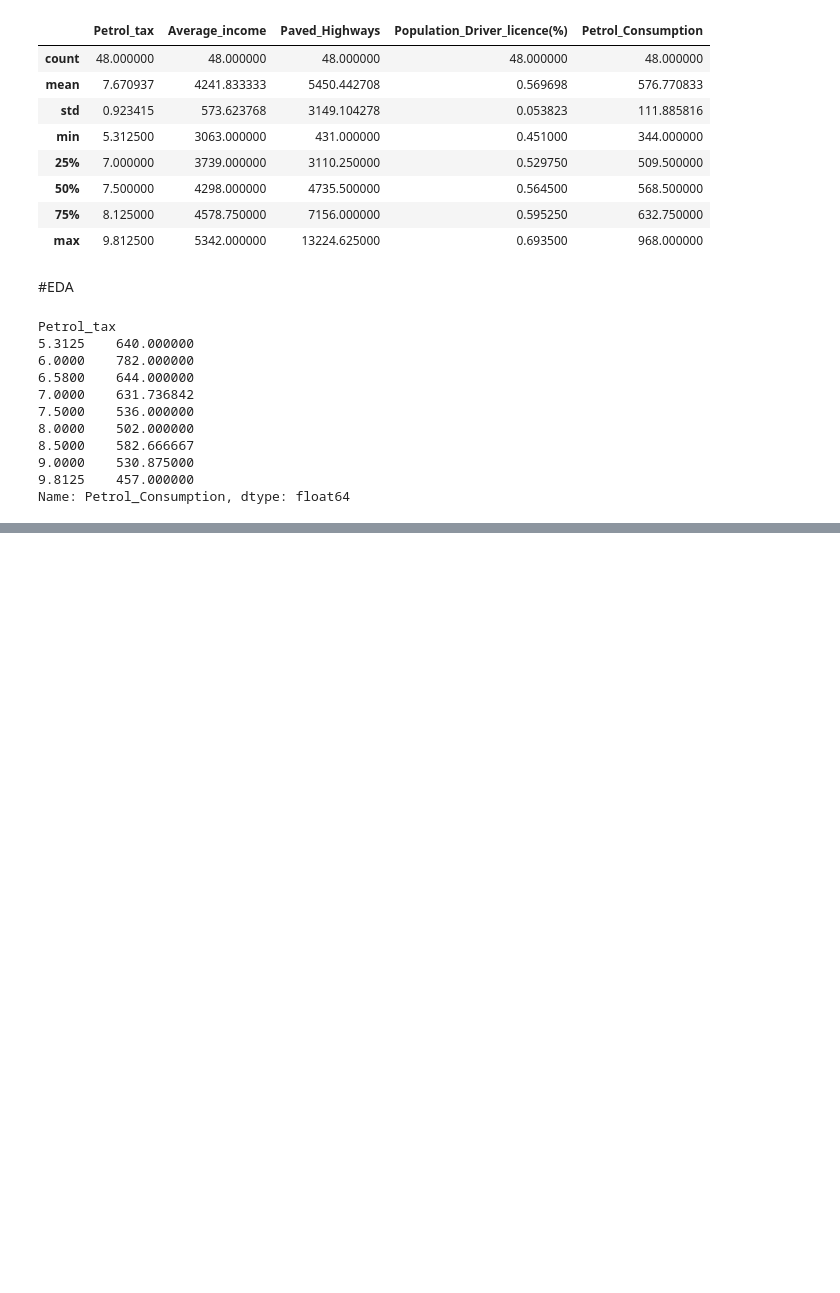
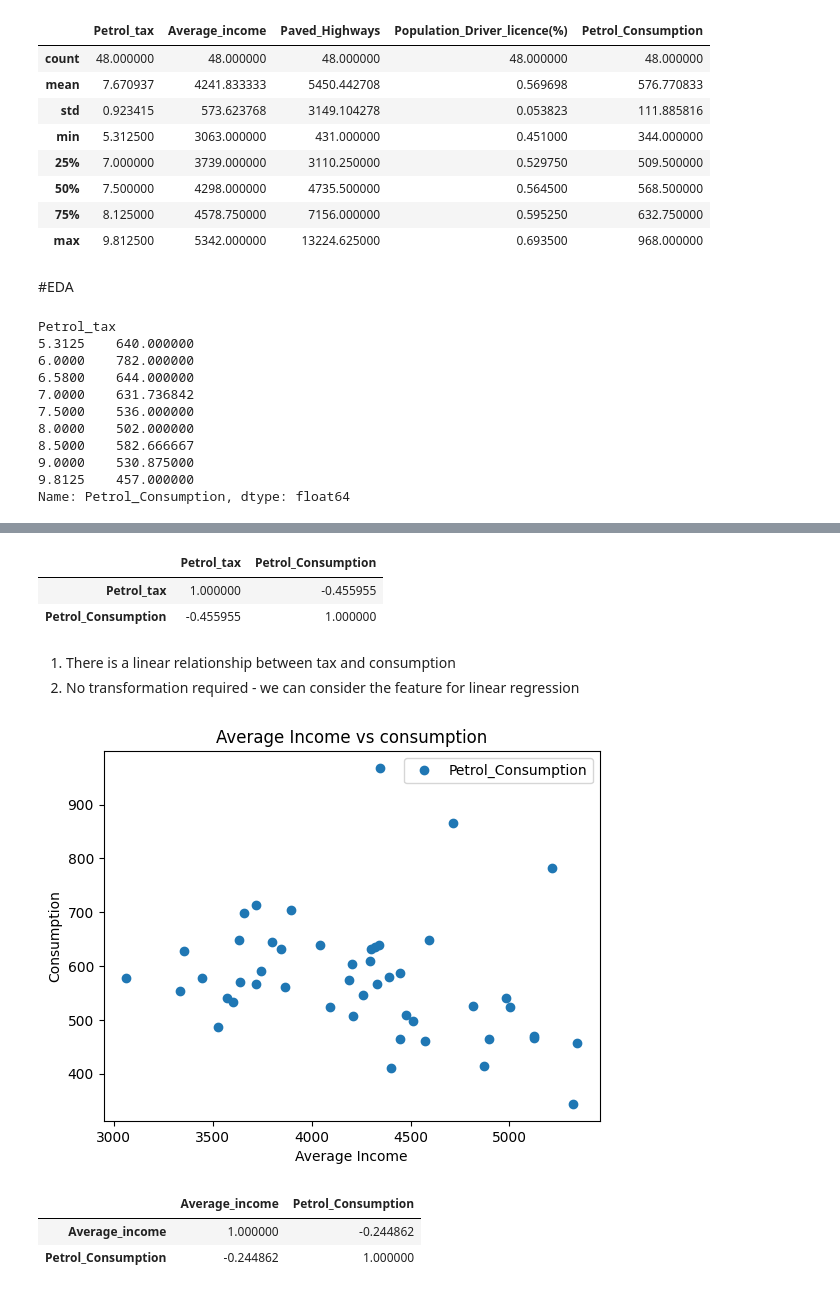
Before and after one commit to Prasanthsrinivas/petrol-consumption, a Jupyter notebook: Petrol_consumption.ipynb, the cells around one changed output, grey strips where cells are left out. Cells and saved outputs as stored; diff of their text form; code cells hidden in the pictures; blank space fills up the shorter version.

```diff
--- a/Petrol_consumption.ipynb
+++ b/Petrol_consumption.ipynb
@@ -130,0 +140,22 @@ Name: Petrol_Consumption, dtype: float64
+# %%
+dataset[['Petrol_tax','Petrol_Consumption']].corr()
+# %% [output]
+|  | Petrol_tax | Petrol_Consumption |
+| Petrol_tax | 1.000000 | -0.455955 |
+| Petrol_Consumption | -0.455955 | 1.000000 |
+# %% [markdown]
+1. There is a linear relationship between tax and consumption
+2. No transformation required - we can consider the feature for linear regression
+# %%
+dataset.plot(x='Average_income', y='Petrol_Consumption', style='o')
+plt.title('Average Income vs consumption')
+plt.xlabel('Average Income')
+plt.ylabel('Consumption')
+plt.show()
+
+dataset[['Average_income','Petrol_Consumption']].corr()
+# %% [output]
+[figure, added]
+|  | Average_income | Petrol_Consumption |
+| Average_income | 1.000000 | -0.244862 |
+| Petrol_Consumption | -0.244862 | 1.000000 |
```
Also changed, not shown: parts of 16 cells of this notebook.
